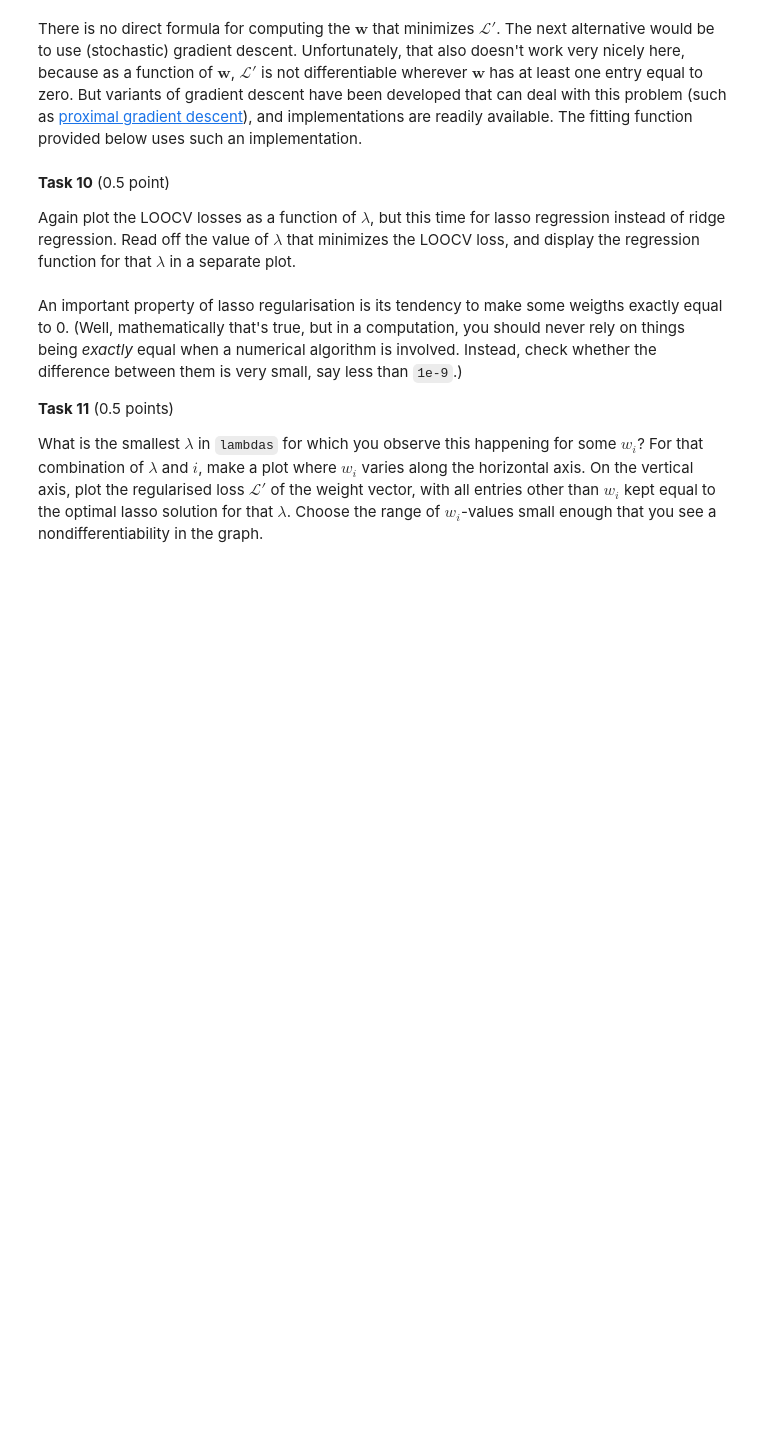
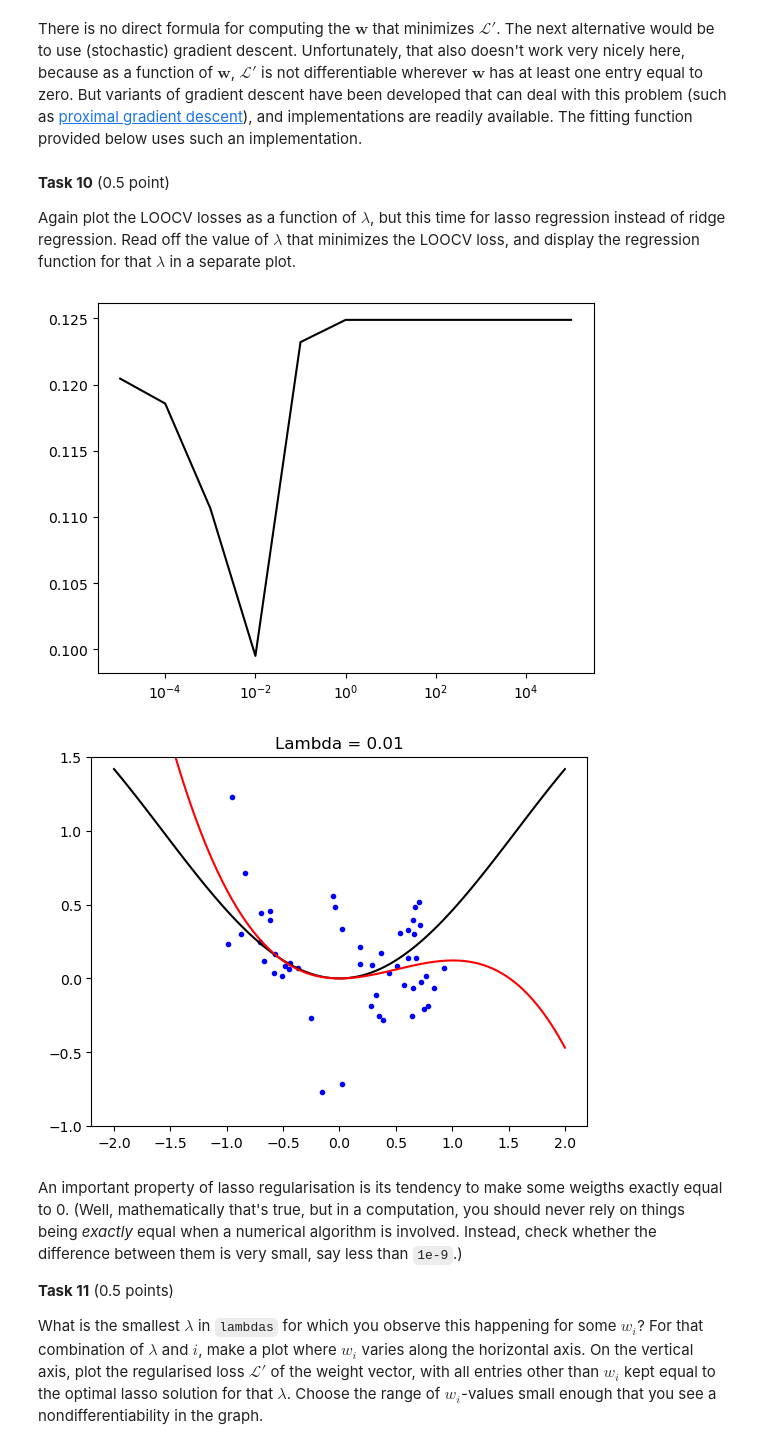
Before and after one commit to jtruijman/ML_Olivier, a Jupyter notebook: ML2024_assignment1.ipynb, the cells around one changed output. Cells and saved outputs as stored; diff of their text form; code cells hidden in the pictures; blank space fills up the shorter version.

```diff
--- a/ML2024_assignment1.ipynb
+++ b/ML2024_assignment1.ipynb
@@ -308,3 +304,17 @@ Again plot the LOOCV losses as a function of $\lambda$, but this time for lasso
+# %%
+#loop over the different values for lambda
+for n in range (0, len(lambdas)):
+    avr_loss = LOOCV(test_X, test_t, fit_lasso, lambdas[n])
+    losses[n] = avr_loss
+
+#plot the results
+plt.semilogx(lambdas, losses, c='black')
+plt.show()
+
+plot_regression_result(test_x, test_t, fit_lasso(test_X, test_t, 0.01), "Lambda = 0.01")
+# %% [output]
+[figure, added]
+[figure, added]
 # %% [markdown]
 An important property of lasso regularisation is its tendency to make some weigths exactly equal to 0. (Well, mathematically that's true, but in a computation, you should never rely on things being *exactly* equal when a numerical algorithm is involved. Instead, check whether the difference between them is very small, say less than `1e-9`.)
 
```
Also changed, not shown: parts of 8 cells of this notebook.
